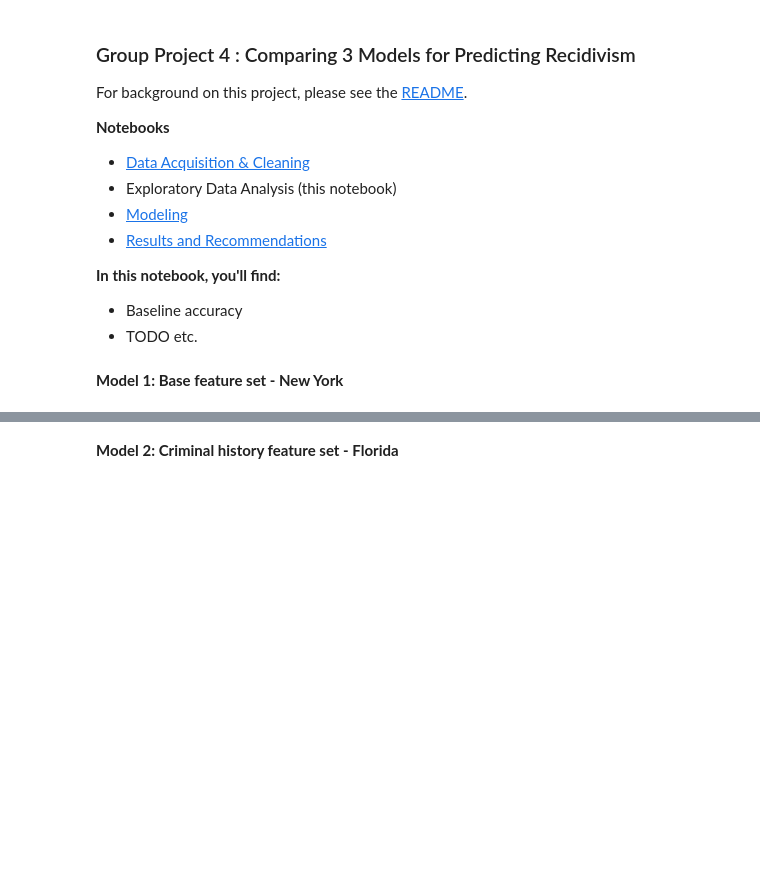
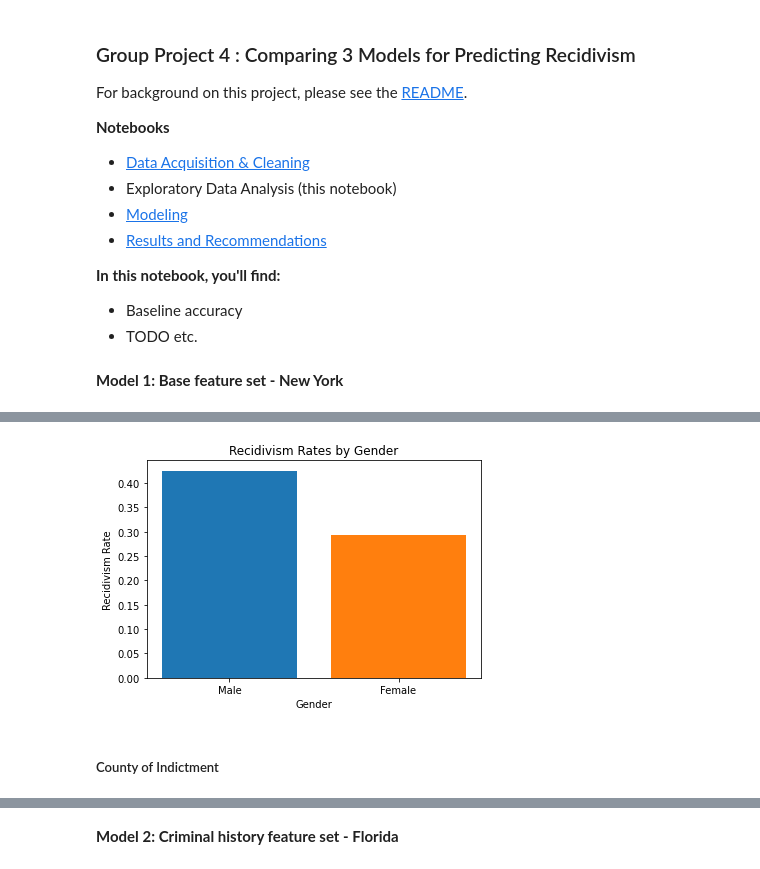
Before and after one commit to ga-dsi-822-group4/recidivism, a Jupyter notebook: notebooks/02_eda.ipynb, the cells around one changed output, grey strips where cells are left out. Cells and saved outputs as stored; diff of their text form; code cells hidden in the pictures; blank space fills up the shorter version.

```diff
--- a/notebooks/02_eda.ipynb
+++ b/notebooks/02_eda.ipynb
@@ -16,0 +136,11 @@ For background on this project, please see the [README](../README.md).
+# %%
+#Men have a 13% higher recidivism rate then women.
+plt.bar(x = 'Male', height= male[male['recidivism'] == 1]['recidivism'].value_counts() / male.shape[0])
+plt.bar(x = 'Female', height = female[female['recidivism'] == 1]['recidivism'].value_counts() / female.shape[0])
+plt.xlabel('Gender')
+plt.ylabel('Recidivism Rate')
+plt.title('Recidivism Rates by Gender');
+# %% [output]
+[figure, added]
+# %% [markdown]
+##### County of Indictment
```
Also changed, not shown: parts of 18 cells of this notebook, 2 other files.
